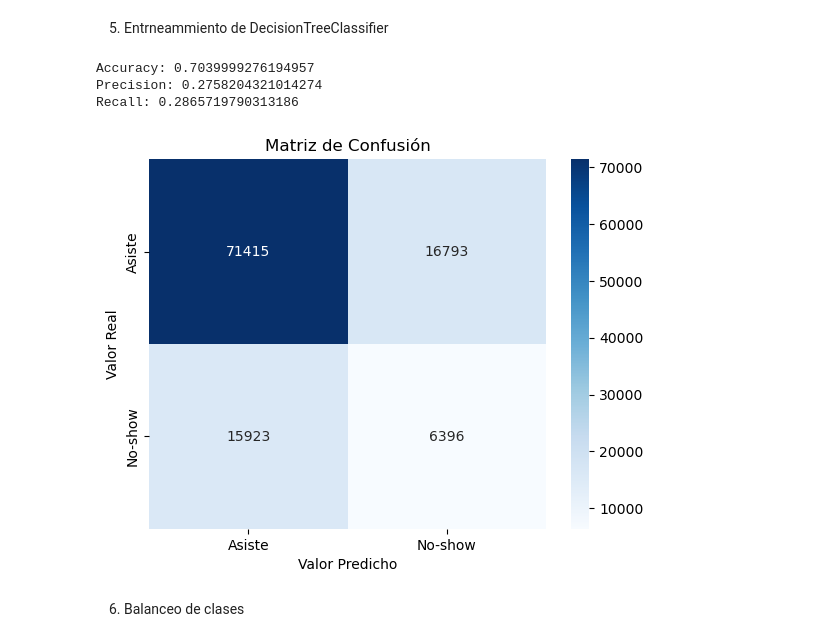
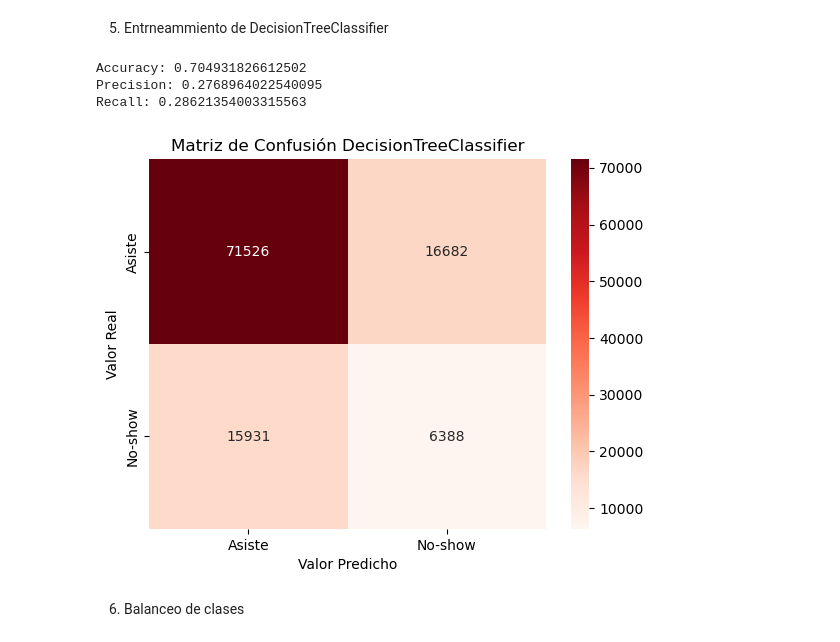
Before and after one commit to SValduezaL/TFM-Master-IA-INESDI, a Jupyter notebook: BBDD Kaagle/predicción_ inasistencia_v1.ipynb, the cells around one changed output. Saved outputs shown, nothing was run; the diff lists cells and outputs as text; code cells hidden in the pictures.

```diff
--- a/BBDD Kaagle/predicción_ inasistencia_v1.ipynb
+++ b/BBDD Kaagle/predicción_ inasistencia_v1.ipynb
@@ -177,38 +177,38 @@ dtype: object
 # %%
 # Se define la variable objetivo y las variables predictoras
 X = medical_appointments_transformed.drop('No-show', axis=1)
 y = medical_appointments_transformed['No-show']
 
 # Crear una instancia de DecisionTreeClassifier
 clf_tree = DecisionTreeClassifier()
 
 # Se realiza la validación cruzada para obtener predicciones para todo el conjunto de datos
 y_pred = cross_val_predict(clf_tree, X, y, cv=5)
 
 # Se crea una matriz de confusión
 confusion_mat = confusion_matrix(y, y_pred)
 labels = ['Asiste', 'No-show']
-sns.heatmap(confusion_mat, annot=True, fmt='d', cmap='Blues', xticklabels=labels, yticklabels=labels)
+sns.heatmap(confusion_mat, annot=True, fmt='d', cmap='Reds', xticklabels=labels, yticklabels=labels)
 
 # Configuración del gráfico
-plt.title('Matriz de Confusión')
+plt.title('Matriz de Confusión DecisionTreeClassifier')
 plt.xlabel('Valor Predicho')
 plt.ylabel('Valor Real')
 
 # Se calculan las métricas de evaluación
 accuracy = accuracy_score(y, y_pred)
 precision = precision_score(y, y_pred, pos_label=1)
 recall = recall_score(y, y_pred, pos_label=1)
 
 print("Accuracy:", accuracy)
 print("Precision:", precision)
 print("Recall:", recall)
 plt.show()
 # %% [output]
-Accuracy: 0.7039999276194957
-Precision: 0.2758204321014274
-Recall: 0.2865719790313186
+Accuracy: 0.704931826612502
+Precision: 0.2768964022540095
+Recall: 0.28621354003315563
-[figure, old version]
+[figure, new version]
 # %% [markdown]
 6. Balanceo de clases
 # %%
```
Also changed, not shown: parts of 10 cells of this notebook.
